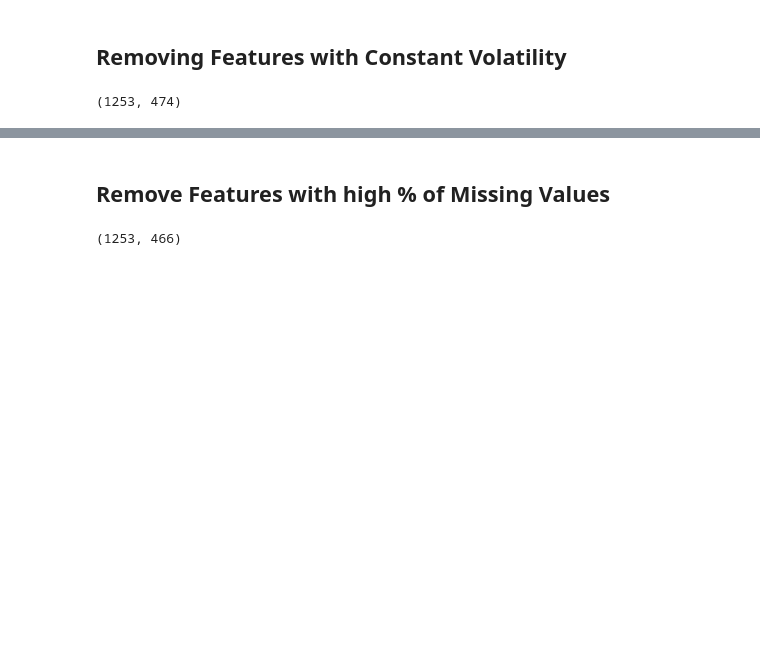
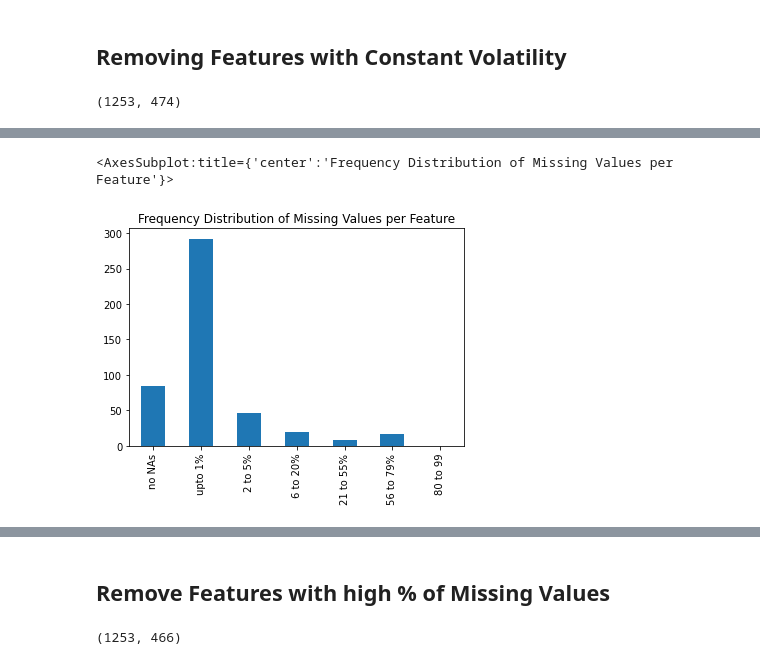
Before and after one commit to hinatanvir/Fault-Detection-SECOM, a Jupyter notebook: aras&deep/outliers_missing_presentation.ipynb, the cells around one changed output, grey strips where cells are left out. Drawn from its saved outputs; the diff is of its cells as text; code cells hidden in the pictures; blank space fills up the shorter version.

```diff
--- a/aras&deep/outliers_missing_presentation.ipynb
+++ b/aras&deep/outliers_missing_presentation.ipynb
@@ -115,3 +115,9 @@ x_train = remove_constant_volatility(x_train)
 x_train.shape
 # %% [output]
 (1253, 474)
+# %%
+#Dataframe missing values
+x_train_nas1 = pd.DataFrame(x_train.isnull().sum()).rename(columns={0:'Missing_Records'})
+x_train_nas1per = pd.DataFrame(x_train.isna().sum()/(len(x_train))*100)
+x_train_nas1 = pd.concat([x_train_nas1, x_train_nas1per], axis=1).rename(columns={0:'Percentage (%)'})
+x_train_nas1.shape
@@ -117,0 +126,7 @@ x_train.shape
+# %%
+#New Column as Bin categories is created within the new Dataframe
+bins = [-1, 0, 1, 5, 20, 55, 79, 99]
+labels = ['no NAs', 'upto 1%', '2 to 5%', '6 to 20%', '21 to 55%', '56 to 79%', '80 to 99']
+order = ['no NAs', 'upto 1%', '2 to 5%', '6 to 20%', '21 to 55%', '56 to 79%', '80 to 99']
+x_train_nas1['NA Category'] = pd.cut(x_train_nas1['Percentage (%)'], bins, labels=labels)
+x_train_nas1
@@ -117,0 +162,7 @@ x_train.shape
+# %%
+#Simple Bar Chart
+order = ['no NAs', 'upto 1%', '2 to 5%', '6 to 20%', '21 to 55%', '56 to 79%', '80 to 99']
+x_train_nas1['NA Category'].value_counts().loc[order].plot(kind='bar', title='Frequency Distribution of Missing Values per Feature', grid=False)
+# %% [output]
+<AxesSubplot:title={'center':'Frequency Distribution of Missing Values per Feature'}>
+[figure, added]
```
Also changed, not shown: parts of 11 cells of this notebook, 3 other files.
